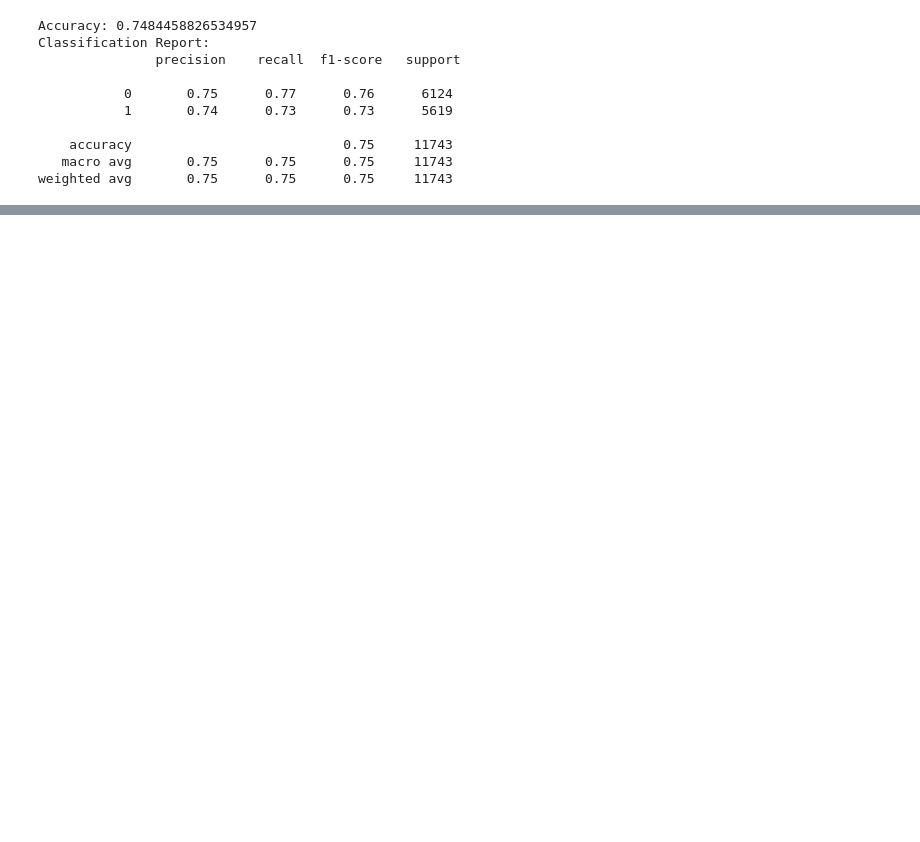
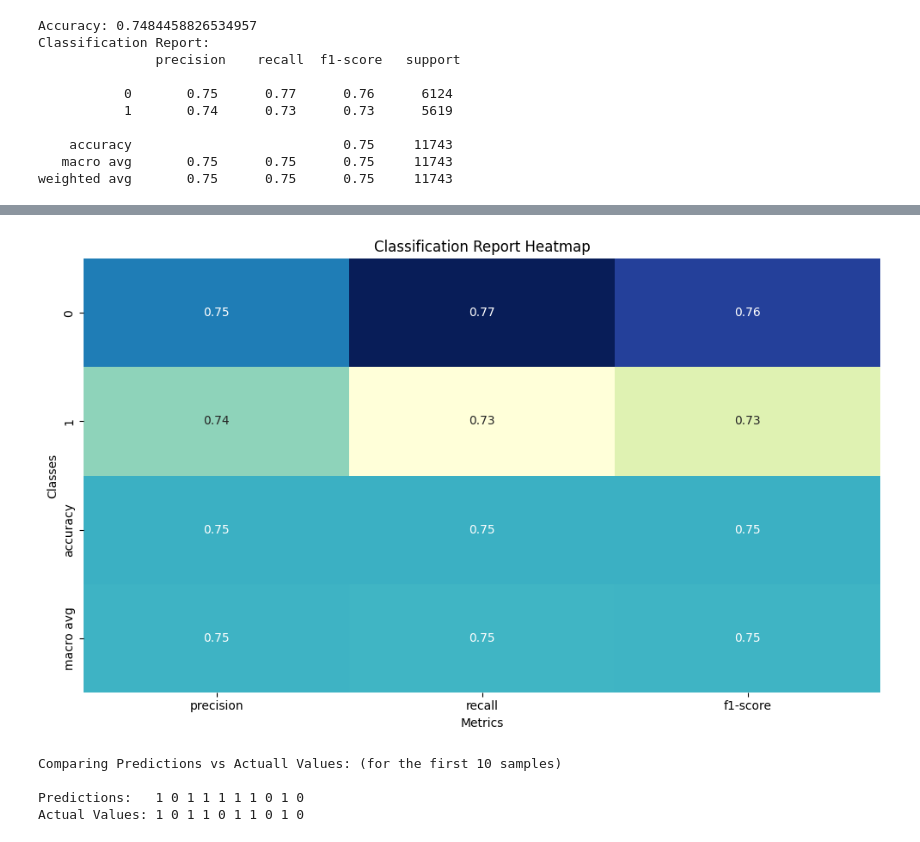
Before and after one commit to Kvnhooman/Employee-Attrition-Prediction_AAI-501, a Jupyter notebook: Random_Forest.ipynb, the cells around one changed output, grey strips where cells are left out. Cells and saved outputs as stored; diff of their text form; code cells hidden in the pictures; blank space fills up the shorter version.

```diff
--- a/Random_Forest.ipynb
+++ b/Random_Forest.ipynb
@@ -43,0 +83,25 @@ weighted avg       0.75      0.75      0.75     11743
+# %%
+# Generating the classification report as a dictionary
+report_dict = classification_report(y_val, predictions, output_dict=True)
+# Convert the classification report into a DataFrame
+report_df = pd.DataFrame(report_dict).transpose()
+
+# classification report as a heatmap
+plt.figure(figsize=(10, 6))
+sns.heatmap(report_df.iloc[:-1, :-1], annot=True, cmap="YlGnBu", cbar=False)
+plt.title("Classification Report Heatmap")
+plt.xlabel("Metrics")
+plt.ylabel("Classes")
+plt.tight_layout()
+plt.show()
+# %% [output]
+[figure, added]
+# %%
+print('Comparing Predictions vs Actuall Values: (for the first 10 samples)\n')
+print("Predictions:  ", " ".join(map(str, predictions[:10])))
+print("Actual Values:", " ".join(map(str, y_val.values[:10])))
+# %% [output]
+Comparing Predictions vs Actuall Values: (for the first 10 samples)
+
+Predictions:   1 0 1 1 1 1 1 0 1 0
+Actual Values: 1 0 1 1 0 1 1 0 1 0
```
Also changed, not shown: parts of 3 cells of this notebook.
